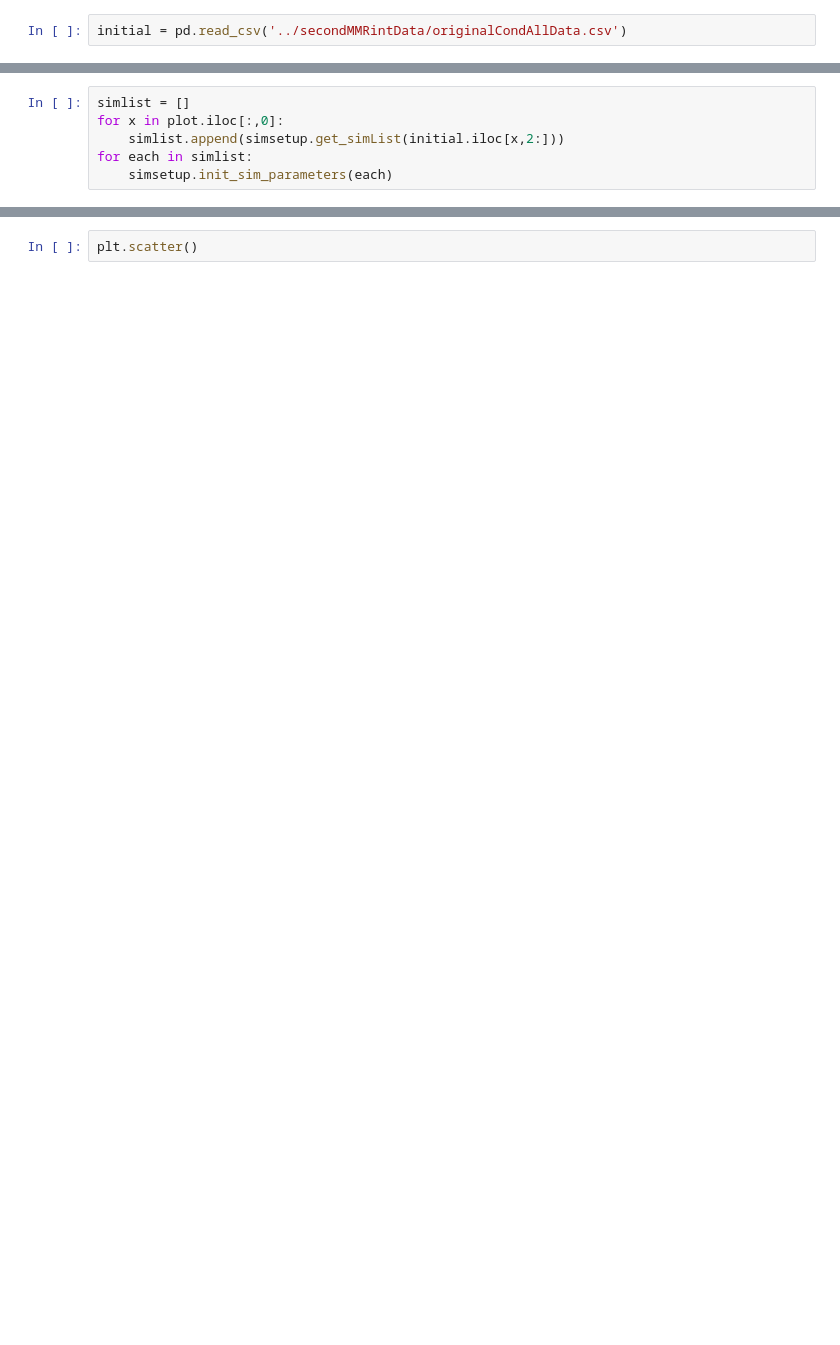
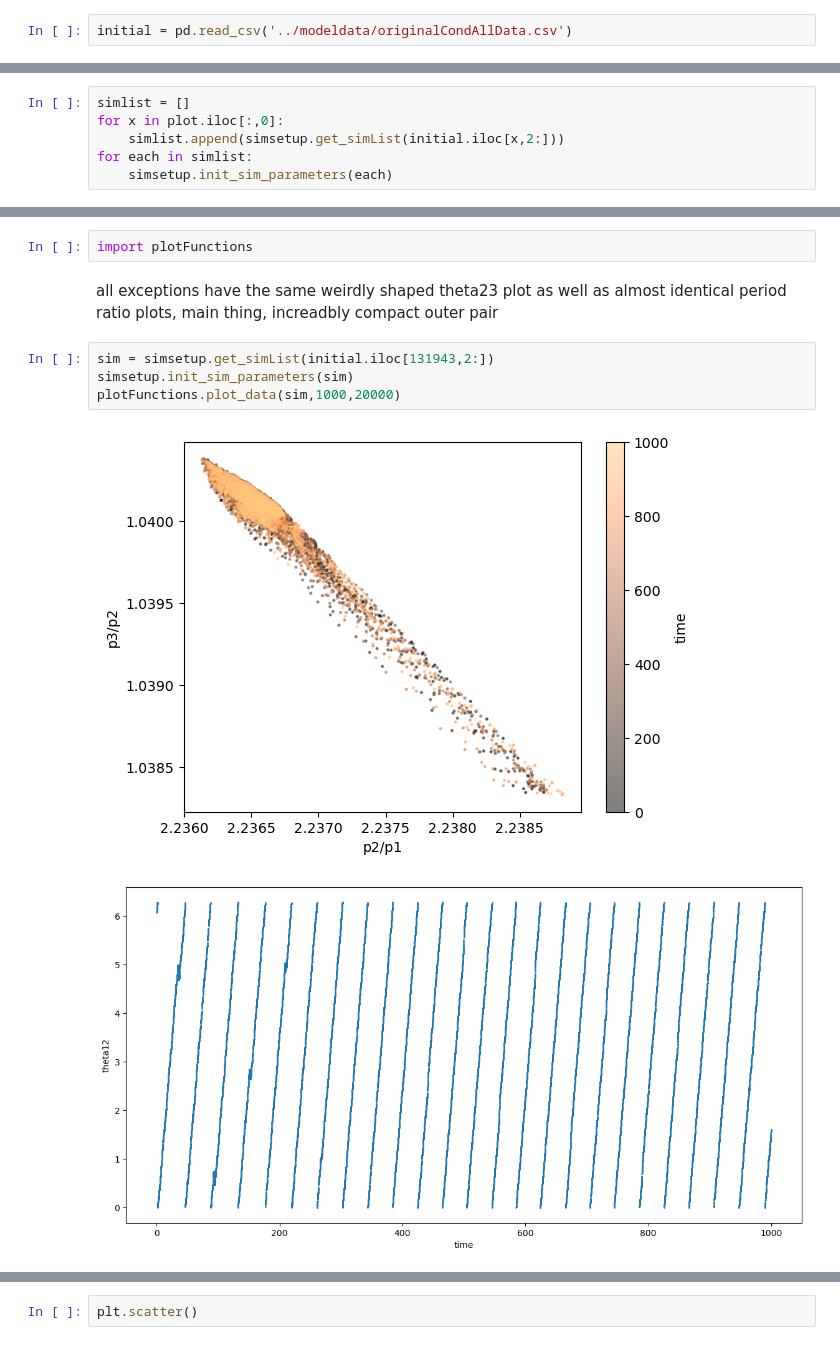
Before and after one commit to Ethadhani/summerSPOCK, a Jupyter notebook: datafilt/datafilt.ipynb, the cells around one changed output, grey strips where cells are left out. Drawn from its saved outputs; the diff is of its cells as text; blank space fills up the shorter version.

```diff
--- a/datafilt/datafilt.ipynb
+++ b/datafilt/datafilt.ipynb
@@ -38,5 +38,5 @@ dataset = pd.read_csv('../secondMMRintData/tryfirstorder3br.csv')
 # %%
-initial = pd.read_csv('../secondMMRintData/originalCondAllData.csv')
+initial = pd.read_csv('../modeldata/originalCondAllData.csv')
 # %%
 test = dataset.drop(dataset[dataset['prelimStable']==True].index)
 test = test.drop(test[test['Stable']==False].index)
@@ -117,0 +227,11 @@ Name: 1311, dtype: object
+# %%
+import plotFunctions
+# %% [markdown]
+all exceptions have the same weirdly shaped theta23 plot as well as almost identical period ratio plots, main thing, increadbly compact outer pair
+# %%
+sim = simsetup.get_simList(initial.iloc[131943,2:])
+simsetup.init_sim_parameters(sim)
+plotFunctions.plot_data(sim,1000,20000)
+# %% [output]
+[figure, added]
+[figure, added]
```
Also changed, not shown: parts of 26 cells of this notebook, 8 other files.
